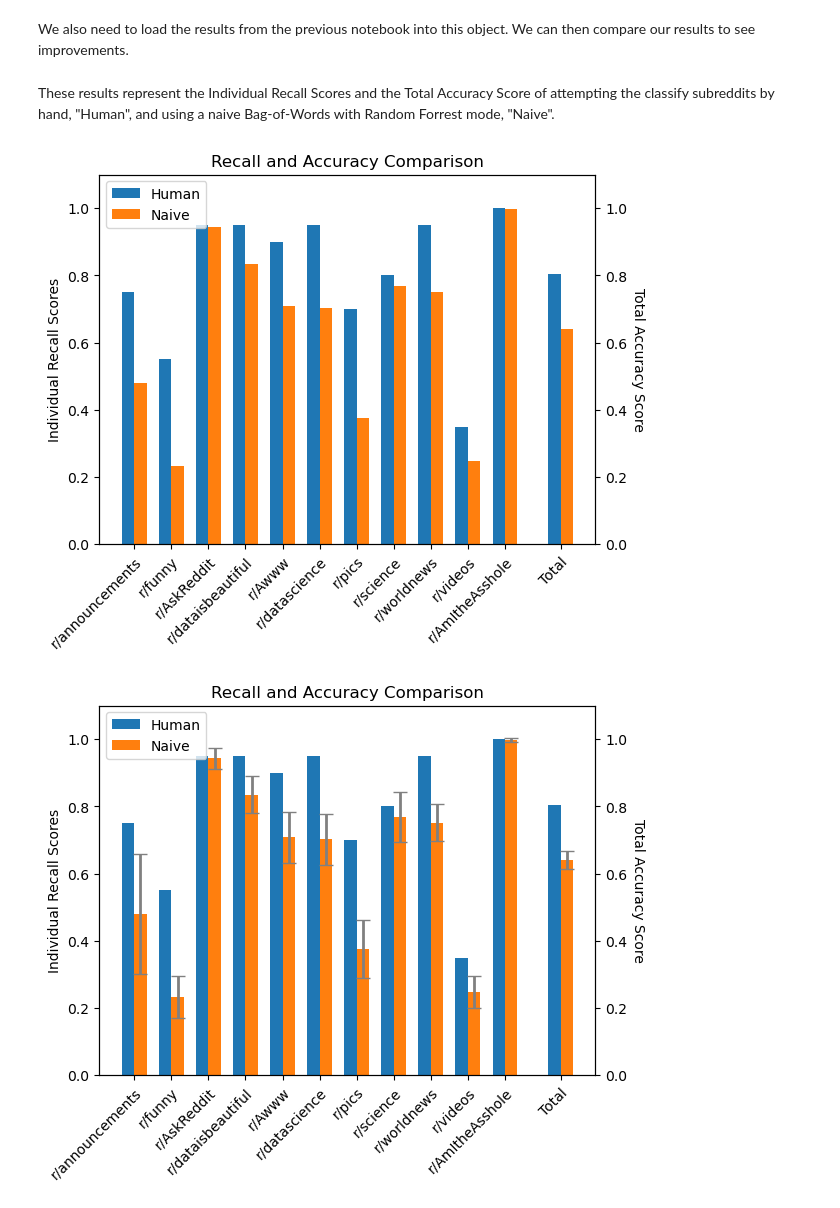
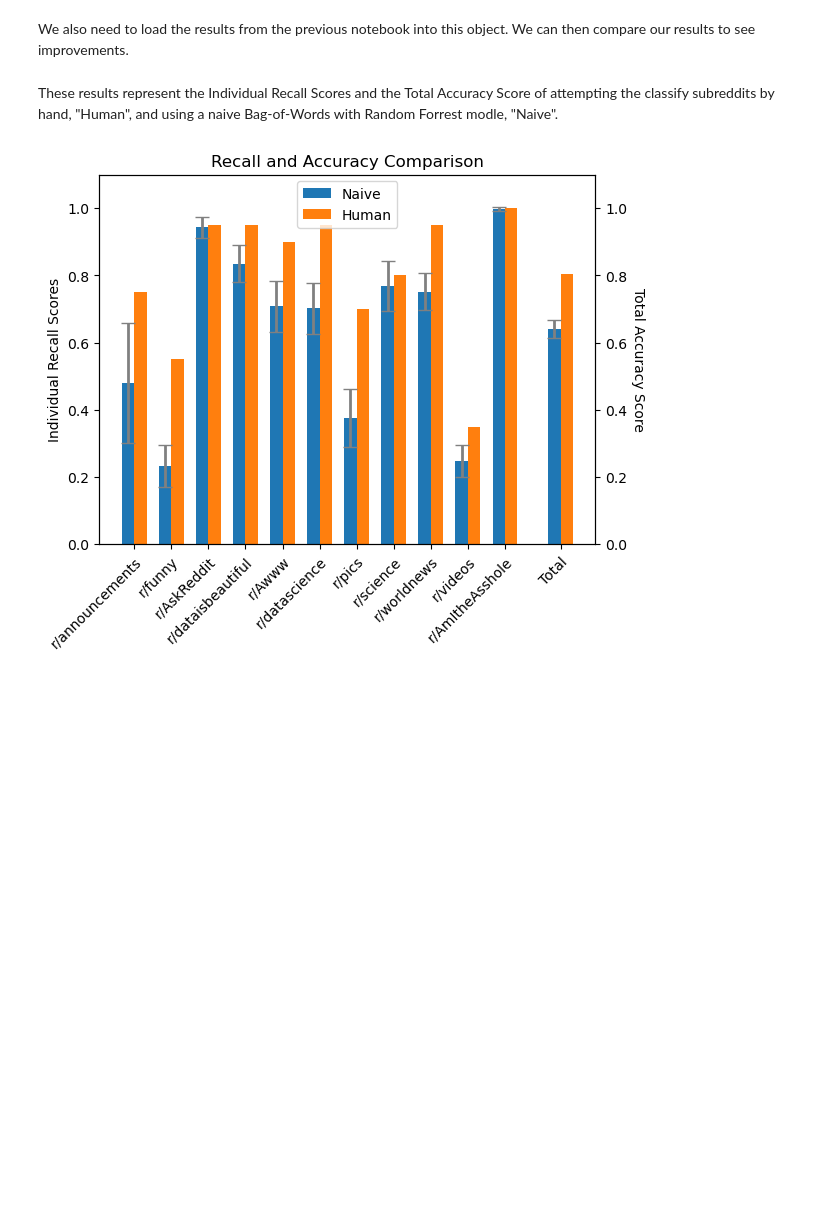
Before and after one commit to rainonej/Reddit-Projects, a Jupyter notebook: Subreddit Predictions/Model Comparison.ipynb, the cells around one changed output. Cells and saved outputs as stored; diff of their text form; code cells hidden in the pictures; blank space fills up the shorter version.

```diff
--- a/Subreddit Predictions/Model Comparison.ipynb
+++ b/Subreddit Predictions/Model Comparison.ipynb
@@ -98,10 +98,8 @@ with open ("naive_results_std.pkl", 'rb') as f:
     data = pkl.load(f)
 obj.Cross_Validation_Results_std.loc['Naive'] = data
 # %% [markdown]
-These results represent the Individual Recall Scores and the Total Accuracy Score of attempting the classify subreddits by hand, "Human", and using a naive Bag-of-Words with Random Forrest mode, "Naive".
+These results represent the Individual Recall Scores and the Total Accuracy Score of attempting the classify subreddits by hand, "Human", and using a naive Bag-of-Words with Random Forrest modle, "Naive".
 # %%
-obj.compare(['Human', 'Naive'])
-obj.compare(['Human', 'Naive'], error_bars=True)
+obj.compare([ 'Naive', 'Human'], error_bars=True)
 # %% [output]
-[figure, old version]
+[figure, new version]
-[figure, removed]
```
Also changed, not shown: parts of 16 cells of this notebook, 1 other file.
